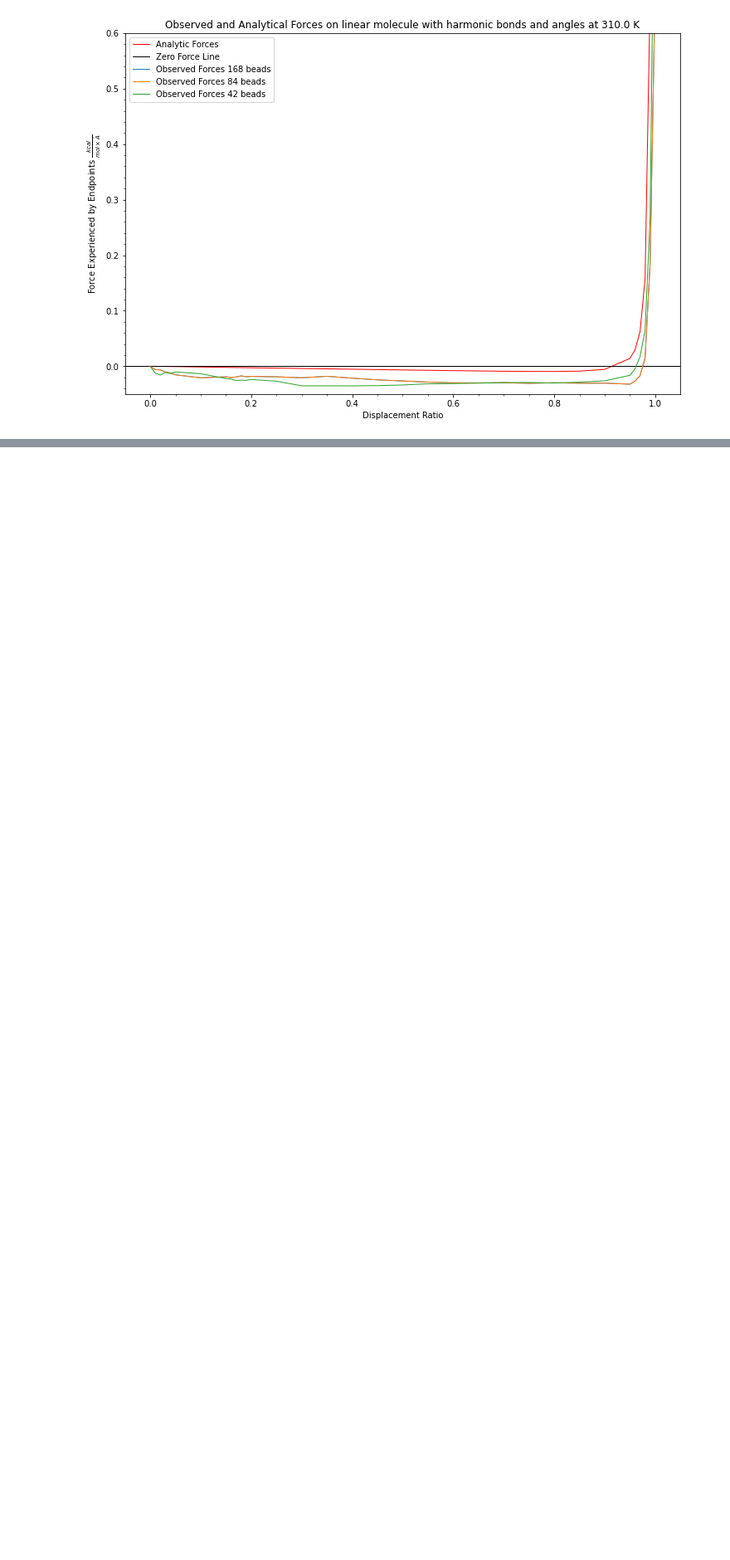
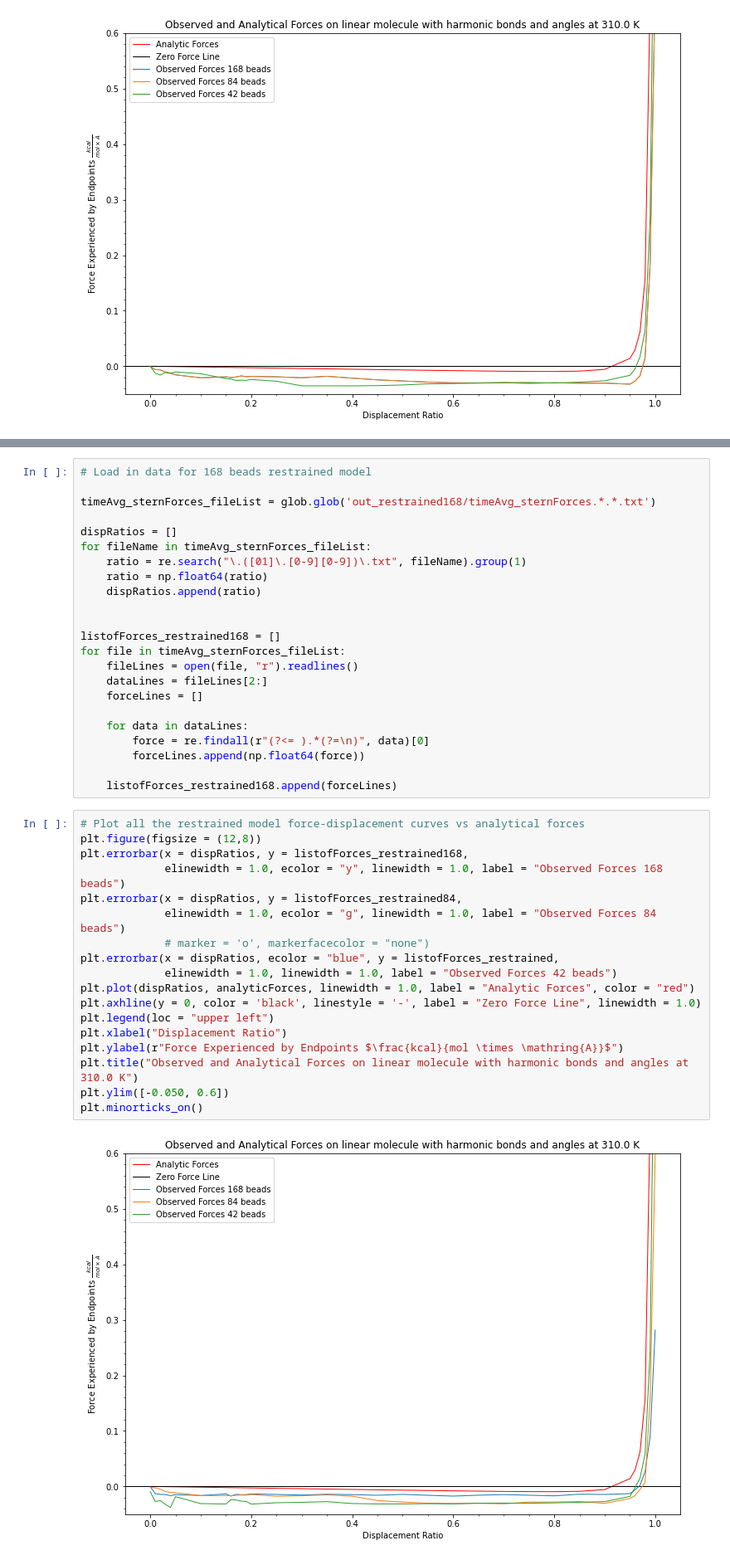
Before and after one commit to TLeong2000/SpectrinTetramerStretch, a Jupyter notebook: IdealizedChainStretch/Force-Displacement_Plotting.ipynb, the cells around one changed output, grey strips where cells are left out. Shown at 83% size. Saved outputs shown, nothing was run; the diff lists cells and outputs as text; blank space fills up the shorter version.

Commit message:
Plotting force-displacement curve for restrained models

```diff
--- a/IdealizedChainStretch/Force-Displacement_Plotting.ipynb
+++ b/IdealizedChainStretch/Force-Displacement_Plotting.ipynb
@@ -178,0 +225,43 @@ plt.minorticks_on()
+# %%
+# Load in data for 168 beads restrained model
+
+timeAvg_sternForces_fileList = glob.glob('out_restrained168/timeAvg_sternForces.*.*.txt')
+
+dispRatios = []
+for fileName in timeAvg_sternForces_fileList:
+    ratio = re.search("\.([01]\.[0-9][0-9])\.txt", fileName).group(1)
+    ratio = np.float64(ratio)
+    dispRatios.append(ratio)
+
+
+listofForces_restrained168 = []
+for file in timeAvg_sternForces_fileList:
+    fileLines = open(file, "r").readlines()
+    dataLines = fileLines[2:]
+    forceLines = []
+
+    for data in dataLines:
+        force = re.findall(r"(?<= ).*(?=\n)", data)[0]
+        forceLines.append(np.float64(force))
+
+    listofForces_restrained168.append(forceLines)
+# %%
+# Plot all the restrained model force-displacement curves vs analytical forces
+plt.figure(figsize = (12,8))
+plt.errorbar(x = dispRatios, y = listofForces_restrained168,
+             elinewidth = 1.0, ecolor = "y", linewidth = 1.0, label = "Observed Forces 168 beads")
+plt.errorbar(x = dispRatios, y = listofForces_restrained84,
+             elinewidth = 1.0, ecolor = "g", linewidth = 1.0, label = "Observed Forces 84 beads")
+             # marker = 'o', markerfacecolor = "none")
+plt.errorbar(x = dispRatios, ecolor = "blue", y = listofForces_restrained,
+             elinewidth = 1.0, linewidth = 1.0, label = "Observed Forces 42 beads")
+plt.plot(dispRatios, analyticForces, linewidth = 1.0, label = "Analytic Forces", color = "red")
+plt.axhline(y = 0, color = 'black', linestyle = '-', label = "Zero Force Line", linewidth = 1.0)
+plt.legend(loc = "upper left")
+plt.xlabel("Displacement Ratio")
+plt.ylabel(r"Force Experienced by Endpoints $\frac{kcal}{mol \times \mathring{A}}$")
+plt.title("Observed and Analytical Forces on linear molecule with harmonic bonds and angles at 310.0 K")
+plt.ylim([-0.050, 0.6])
+plt.minorticks_on()
+# %% [output]
+[figure, added]
```
Also changed, not shown: parts of 2 cells of this notebook.
